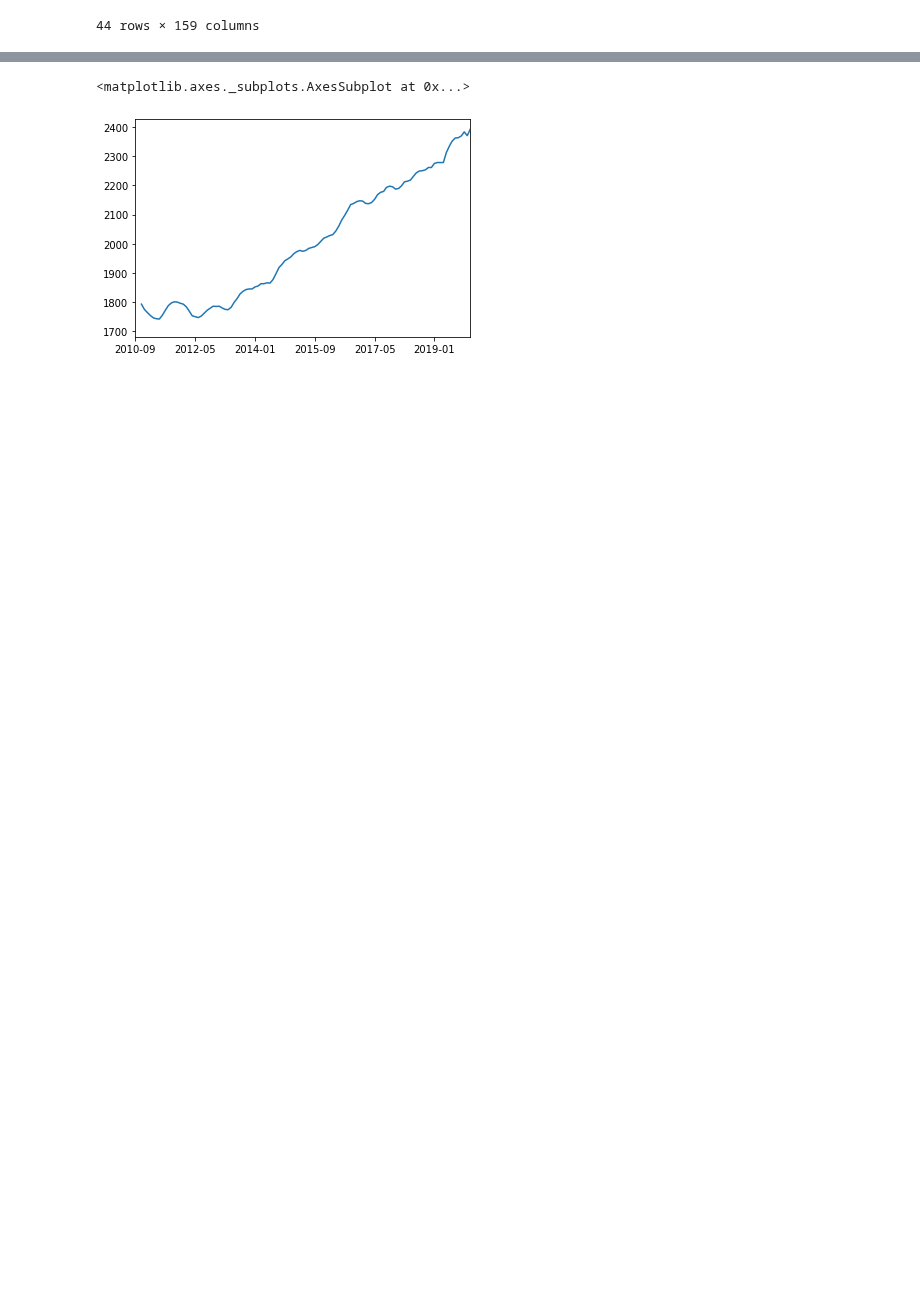
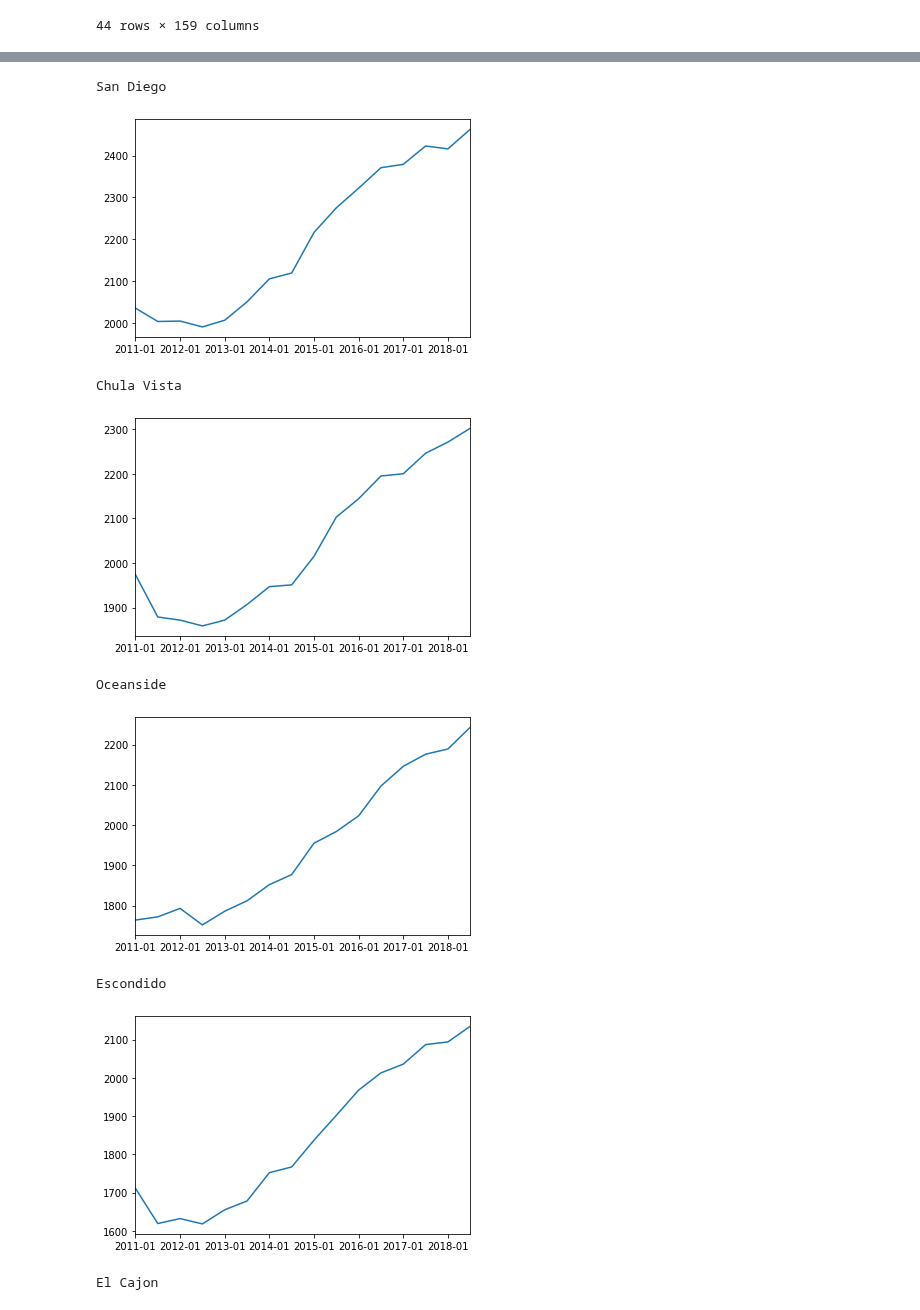
Before and after one commit to aaronaher619/COGS-108-Final-Project, a Jupyter notebook: Final_Project.ipynb, the cells around one changed output, grey strips where cells are left out. Saved outputs shown, nothing was run; the diff lists cells and outputs as text; code cells hidden in the pictures; blank space fills up the shorter version.

```diff
--- a/Final_Project.ipynb
+++ b/Final_Project.ipynb
@@ -101,7 +106,16 @@ df_zillow_rent
-# %%
-oceanside = df_zillow_rent[df_zillow_rent["RegionName"] == "Oceanside"].squeeze()
-oceanside.iloc[6:].plot()
-#plt.show()
-# %% [output]
-<matplotlib.axes._subplots.AxesSubplot at 0x...>
-[figure, removed]
+# %%
+for i in range(0, 30):
+    city = df_zillow_rent.loc[i, :].squeeze()
+    print(city[0])
+    city.iloc[1:].plot()
+    plt.show()
+# %% [output]
+San Diego
+[figure, added]
+Chula Vista
+[figure, added]
+Oceanside
+[figure, added]
+Escondido
+[figure, added]
+El Cajon
```
Also changed, not shown: parts of 2 cells of this notebook.
